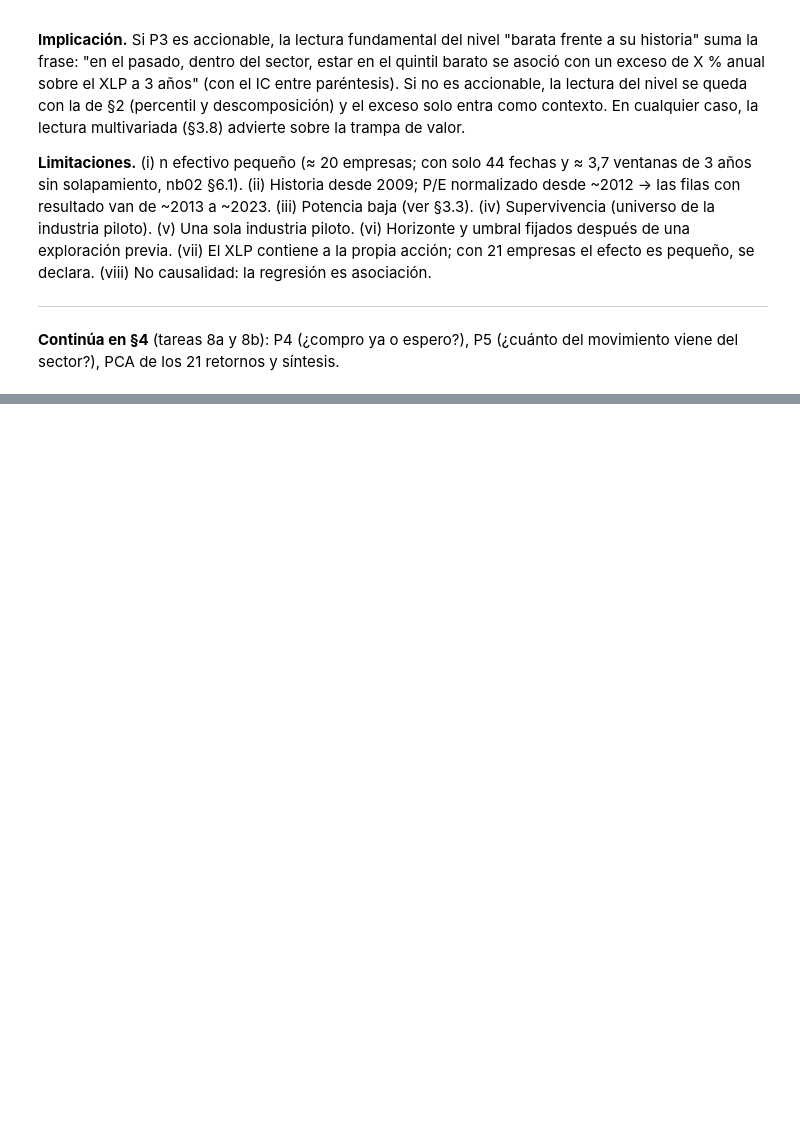
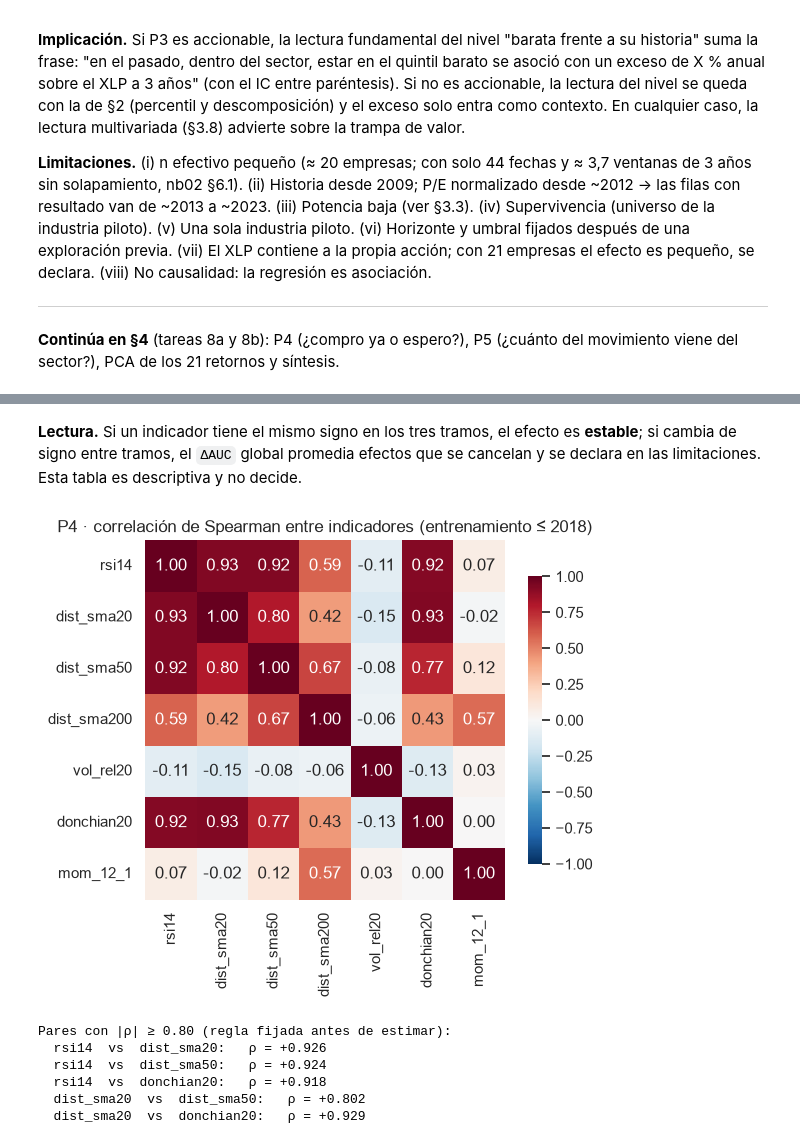
Before and after one commit to louis97/asistente-financiero, a Jupyter notebook: notebooks/04_eda_multivariado.ipynb, the cells around one changed output, grey strips where cells are left out. Saved outputs shown, nothing was run; the diff lists cells and outputs as text; code cells hidden in the pictures; blank space fills up the shorter version.

```diff
--- a/notebooks/04_eda_multivariado.ipynb
+++ b/notebooks/04_eda_multivariado.ipynb
@@ -1020,0 +1600,18 @@ P3 — sensibilidad de horizonte (sin decisión):
+# %%
+# --- 5.6 Estabilidad por subperíodo del ΔAUC (sensibilidad, sin decisión) ---
+TRAMOS = [("2019-2021", "2019-01-01", "2021-12-31"),
+          ("2022-2024", "2022-01-01", "2024-12-31"),
+          ("2025+",     "2025-01-01", "2099-12-31")]
+filas_sp = []
+for ind in INDICADORES_7:
+    for nombre, ini, fin in TRAMOS:
+        m = (sub_te_boot["fecha"] >= pd.Timestamp(ini)) & (sub_te_boot["fecha"] <= pd.Timestamp(fin))
+        d = sub_te_boot.loc[m]
+        if len(d) == 0 or d["y"].nunique() < 2:
+            filas_sp.append({"indicador": ind, "tramo": nombre, "n": len(d), "delta_auc": np.nan}); continue
+        a = float(roc_auc_score(d["y"], d["p_A"]))
+        b = float(roc_auc_score(d["y"], d[f"p_B_{ind}"]))
+        filas_sp.append({"indicador": ind, "tramo": nombre, "n": len(d), "delta_auc": b - a})
+tabla_subp = pd.DataFrame(filas_sp).pivot(index="indicador", columns="tramo", values="delta_auc")
+print("ΔAUC por subperíodo (sensibilidad; no decide):")
+print(tabla_subp.to_string(float_format=lambda x: f"{x:+.4f}"))
@@ -1020,0 +1629,35 @@ P3 — sensibilidad de horizonte (sin decisión):
+# %% [markdown]
+**Lectura.** Si un indicador tiene el mismo signo en los tres tramos, el efecto es **estable**; si cambia de signo entre tramos, el `ΔAUC` global promedia efectos que se cancelan y se declara en las limitaciones. Esta tabla es descriptiva y no decide.
+# %%
+# --- 5.7 Redundancia: matriz de Spearman entre los 7 indicadores (en el entrenamiento) ---
+rho = sub_tr[list(INDICADORES_7)].corr(method="spearman")
+
+fig, ax = plt.subplots(figsize=(6, 5))
+sns.heatmap(rho, annot=True, fmt=".2f", cmap="RdBu_r", center=0, vmin=-1, vmax=1,
+            square=True, cbar_kws={"shrink": 0.8}, ax=ax)
+ax.set_title("P4 · correlación de Spearman entre indicadores (entrenamiento ≤ 2018)")
+plt.tight_layout()
+plt.savefig(ASSETS / "nb04_spearman_indicadores.png", dpi=130)
+plt.show()
+
+# Pares con |ρ| ≥ RHO_REDUNDANCIA
+pares_altos = []
+nn = list(INDICADORES_7)
+for i in range(len(nn)):
+    for j in range(i+1, len(nn)):
+        r = float(rho.iloc[i, j])
+        if abs(r) >= RHO_REDUNDANCIA:
+            pares_altos.append((nn[i], nn[j], r))
+print(f"Pares con |ρ| ≥ {RHO_REDUNDANCIA:.2f} (regla fijada antes de estimar):")
+for a, b, r in pares_altos:
+    print(f"  {a}  vs  {b}:   ρ = {r:+.3f}")
+if not pares_altos:
+    print("  (ningún par supera el umbral)")
+# %% [output]
+[figure, added]
+Pares con |ρ| ≥ 0.80 (regla fijada antes de estimar):
+  rsi14  vs  dist_sma20:   ρ = +0.926
+  rsi14  vs  dist_sma50:   ρ = +0.924
+  rsi14  vs  donchian20:   ρ = +0.918
+  dist_sma20  vs  dist_sma50:   ρ = +0.802
+  dist_sma20  vs  donchian20:   ρ = +0.929
```
Also changed, not shown: parts of 32 cells of this notebook, 5 other files.
